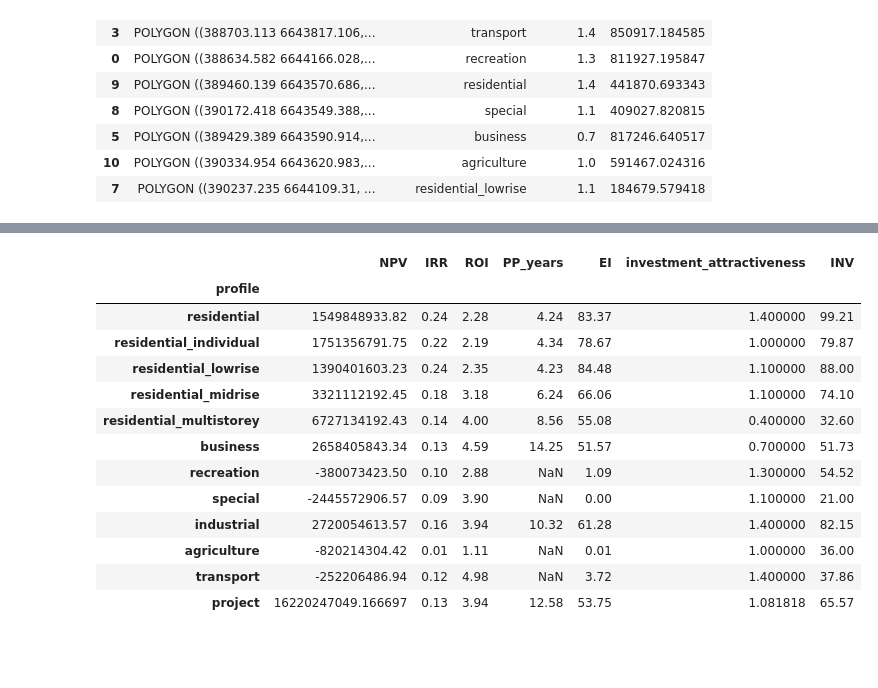
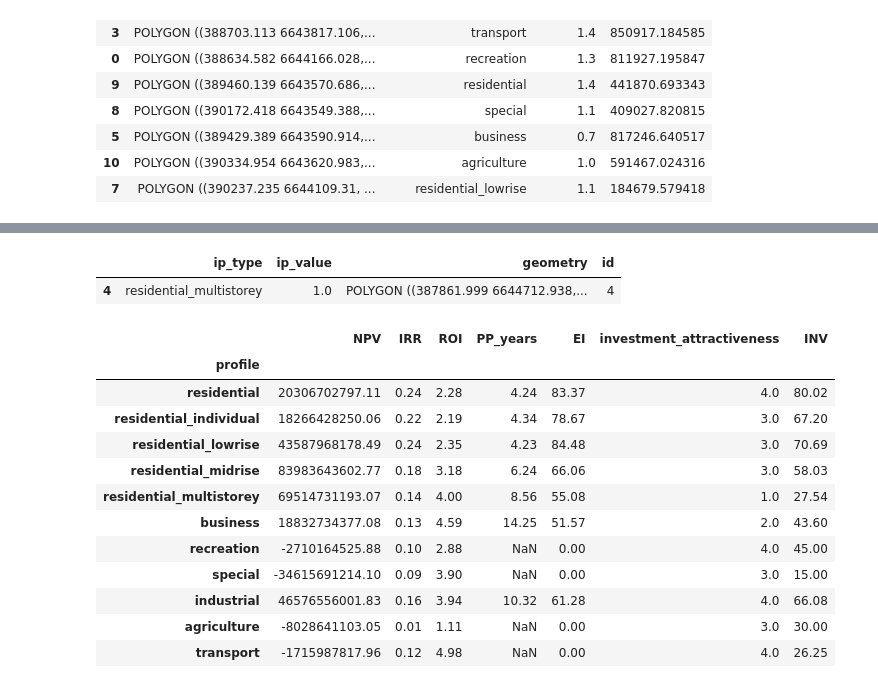
Before and after one commit to Mvin8/Urbanomy, a Jupyter notebook: examples/F37_project.ipynb, the cells around one changed output, grey strips where cells are left out. Drawn from its saved outputs; the diff is of its cells as text; code cells hidden in the pictures; blank space fills up the shorter version.

Commit message:
Fix: calculate_investment_metrics

```diff
--- a/examples/F37_project.ipynb
+++ b/examples/F37_project.ipynb
@@ -360,21 +377,28 @@ project_gdf
+# %%
+base_gdf = base_gdf.reset_index(drop=True)
+base_gdf['id'] = base_gdf.index.astype('int64')
+row_id = base_gdf.loc[base_gdf['id'] == 4]
+row_id
+# %% [output]
+|  | ip_type | ip_value | geometry | id |
+| 4 | residential_multistorey | 1.0 | POLYGON ((387861.999 6644712.938,... | 4 |
 # %%
 from urbanomy.methods.investment_potential import InvestmentAttractivenessAnalyzer
 
 an = InvestmentAttractivenessAnalyzer(benchmarks=benchmarks_demo)
-gdf_out, summary = an.calculate_investment_metrics(project_gdf)
+gdf_out, summary = an.calculate_investment_metrics(base_gdf)
 summary
 # %% [output]
 |  | NPV | IRR | ROI | PP_years | EI | investment_attractiveness | INV |
 | profile |  |  |  |  |  |  |  |
-| residential | 1549848933.82 | 0.24 | 2.28 | 4.24 | 83.37 | 1.400000 | 99.21 |
-| residential_individual | 1751356791.75 | 0.22 | 2.19 | 4.34 | 78.67 | 1.000000 | 79.87 |
-| residential_lowrise | 1390401603.23 | 0.24 | 2.35 | 4.23 | 84.48 | 1.100000 | 88.00 |
-| residential_midrise | 3321112192.45 | 0.18 | 3.18 | 6.24 | 66.06 | 1.100000 | 74.10 |
-| residential_multistorey | 6727134192.43 | 0.14 | 4.00 | 8.56 | 55.08 | 0.400000 | 32.60 |
-| business | 2658405843.34 | 0.13 | 4.59 | 14.25 | 51.57 | 0.700000 | 51.73 |
-| recreation | -380073423.50 | 0.10 | 2.88 | NaN | 1.09 | 1.300000 | 54.52 |
-| special | -2445572906.57 | 0.09 | 3.90 | NaN | 0.00 | 1.100000 | 21.00 |
-| industrial | 2720054613.57 | 0.16 | 3.94 | 10.32 | 61.28 | 1.400000 | 82.15 |
-| agriculture | -820214304.42 | 0.01 | 1.11 | NaN | 0.01 | 1.000000 | 36.00 |
-| transport | -252206486.94 | 0.12 | 4.98 | NaN | 3.72 | 1.400000 | 37.86 |
-| project | 16220247049.166697 | 0.13 | 3.94 | 12.58 | 53.75 | 1.081818 | 65.57 |
+| residential | 20306702797.11 | 0.24 | 2.28 | 4.24 | 83.37 | 4.0 | 80.02 |
+| residential_individual | 18266428250.06 | 0.22 | 2.19 | 4.34 | 78.67 | 3.0 | 67.20 |
+| residential_lowrise | 43587968178.49 | 0.24 | 2.35 | 4.23 | 84.48 | 3.0 | 70.69 |
+| residential_midrise | 83983643602.77 | 0.18 | 3.18 | 6.24 | 66.06 | 3.0 | 58.03 |
+| residential_multistorey | 69514731193.07 | 0.14 | 4.00 | 8.56 | 55.08 | 1.0 | 27.54 |
+| business | 18832734377.08 | 0.13 | 4.59 | 14.25 | 51.57 | 2.0 | 43.60 |
+| recreation | -2710164525.88 | 0.10 | 2.88 | NaN | 0.00 | 4.0 | 45.00 |
+| special | -34615691214.10 | 0.09 | 3.90 | NaN | 0.00 | 3.0 | 15.00 |
+| industrial | 46576556001.83 | 0.16 | 3.94 | 10.32 | 61.28 | 4.0 | 66.08 |
+| agriculture | -8028641103.05 | 0.01 | 1.11 | NaN | 0.00 | 3.0 | 30.00 |
+| transport | -1715987817.96 | 0.12 | 4.98 | NaN | 0.00 | 4.0 | 26.25 |
```
Also changed, not shown: parts of 2 cells of this notebook, 2 other files.
